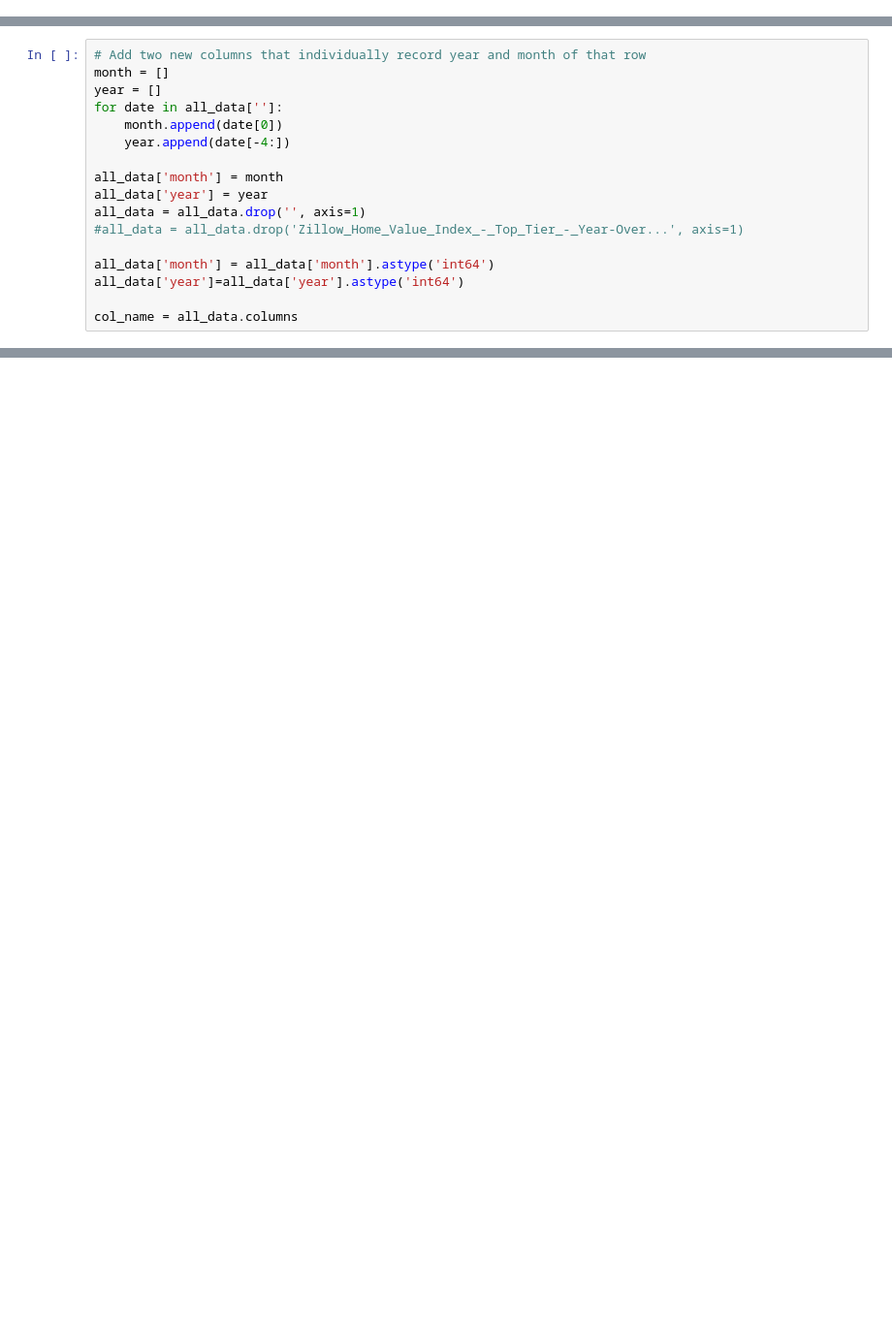
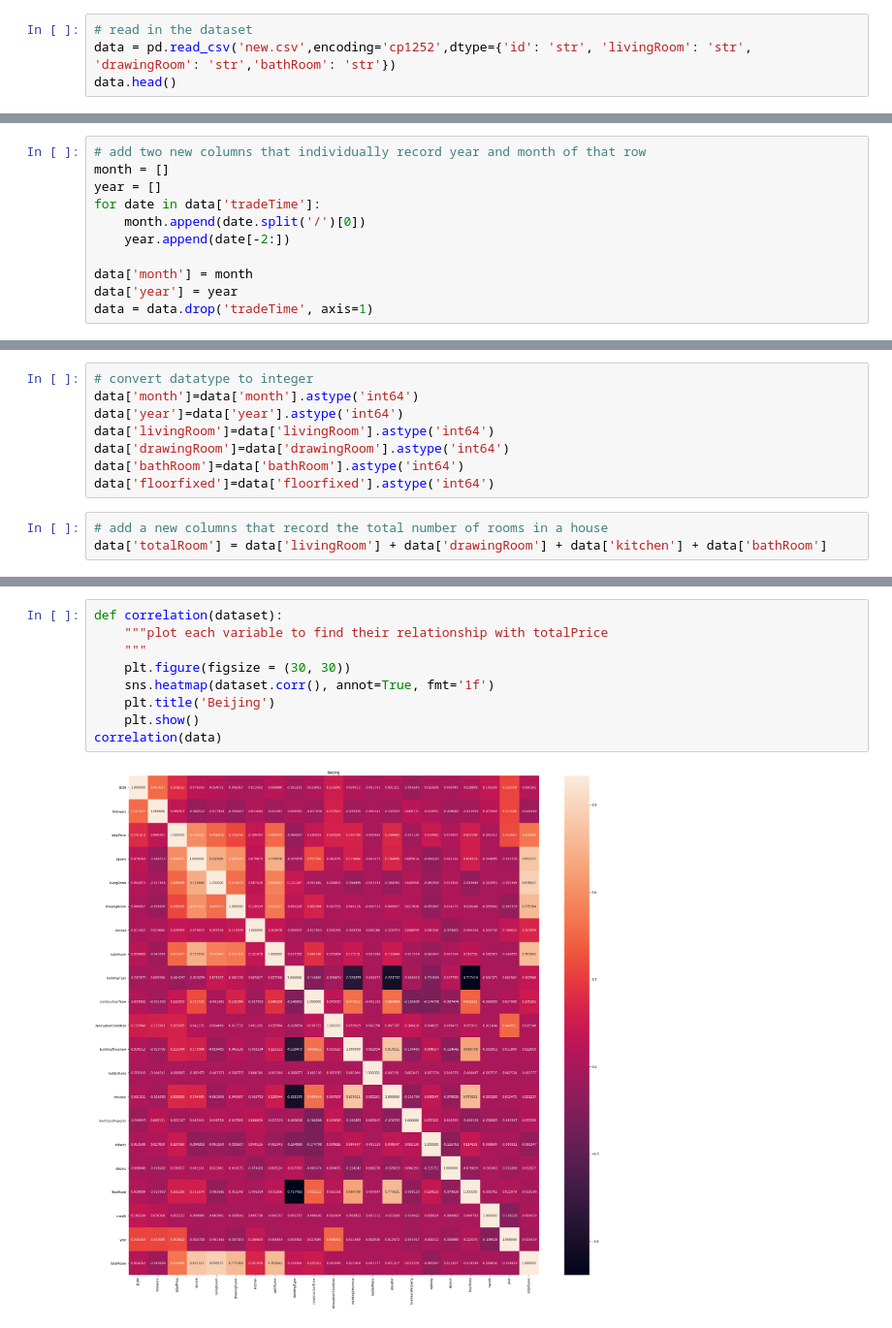
Before and after one commit to ashleyz7/370-Housing-Price-Project, a Jupyter notebook: analysis.ipynb, the cells around one changed output, grey strips where cells are left out. Shown at 97% size. Drawn from its saved outputs; the diff is of its cells as text; blank space fills up the shorter version.

```diff
--- a/analysis.ipynb
+++ b/analysis.ipynb
@@ -41,0 +20,4 @@ all_data.drop('outcome', axis=1, inplace=True)
+# %%
+# read in the dataset
+data = pd.read_csv('new.csv',encoding='cp1252',dtype={'id': 'str', 'livingRoom': 'str', 'drawingRoom': 'str','bathRoom': 'str'})
+data.head()
@@ -42,17 +58,11 @@ all_data.drop('outcome', axis=1, inplace=True)
 # %%
-# Add two new columns that individually record year and month of that row
+# add two new columns that individually record year and month of that row
 month = []
 year = []
-for date in all_data['']:
-    month.append(date[0])
-    year.append(date[-4:])
+for date in data['tradeTime']:
+    month.append(date.split('/')[0])
+    year.append(date[-2:])
 
-all_data['month'] = month
-all_data['year'] = year
-all_data = all_data.drop('', axis=1)
-#all_data = all_data.drop('Zillow_Home_Value_Index_-_Top_Tier_-_Year-Over...', axis=1)
-
-all_data['month'] = all_data['month'].astype('int64')
-all_data['year']=all_data['year'].astype('int64')
-
-col_name = all_data.columns
+data['month'] = month
+data['year'] = year
+data = data.drop('tradeTime', axis=1)
@@ -97 +69,12 @@ scaled_data.head()
+# %%
+# convert datatype to integer
+data['month']=data['month'].astype('int64')
+data['year']=data['year'].astype('int64')
+data['livingRoom']=data['livingRoom'].astype('int64')
+data['drawingRoom']=data['drawingRoom'].astype('int64')
+data['bathRoom']=data['bathRoom'].astype('int64')
+data['floorfixed']=data['floorfixed'].astype('int64')
+# %%
+# add a new columns that record the total number of rooms in a house
+data['totalRoom'] = data['livingRoom'] + data['drawingRoom'] + data['kitchen'] + data['bathRoom']
 # %%
@@ -171,0 +109,11 @@ NameError: name 'train_x' is not defined
+# %%
+def correlation(dataset):
+    """plot each variable to find their relationship with totalPrice
+    """
+    plt.figure(figsize = (30, 30))
+    sns.heatmap(dataset.corr(), annot=True, fmt='1f')
+    plt.title('Beijing')
+    plt.show()
+correlation(data)
+# %% [output]
+[figure, added]
```
Also changed, not shown: parts of 26 cells of this notebook, 1 other file.
